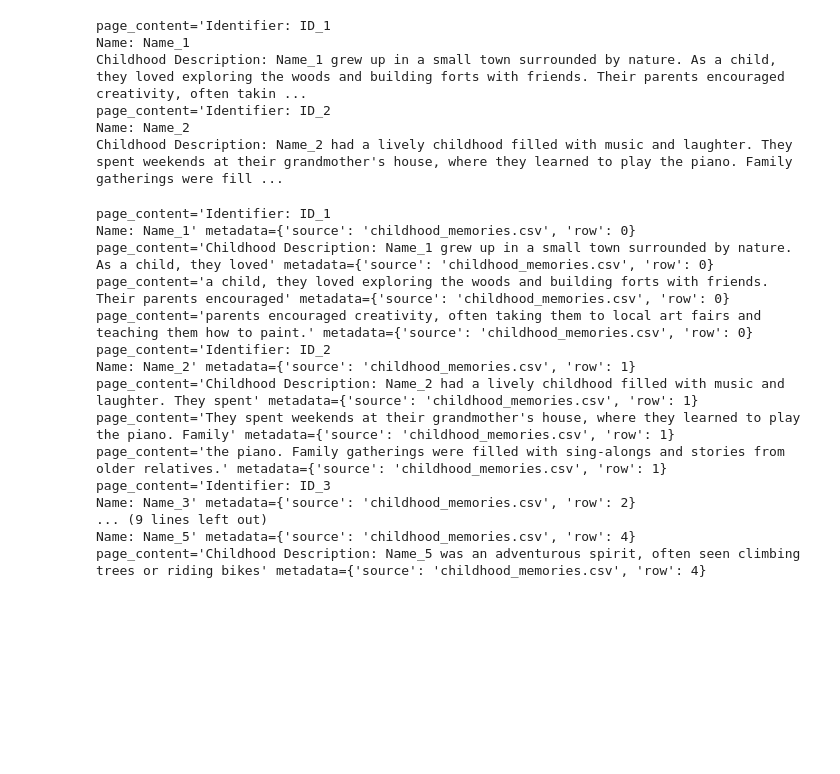
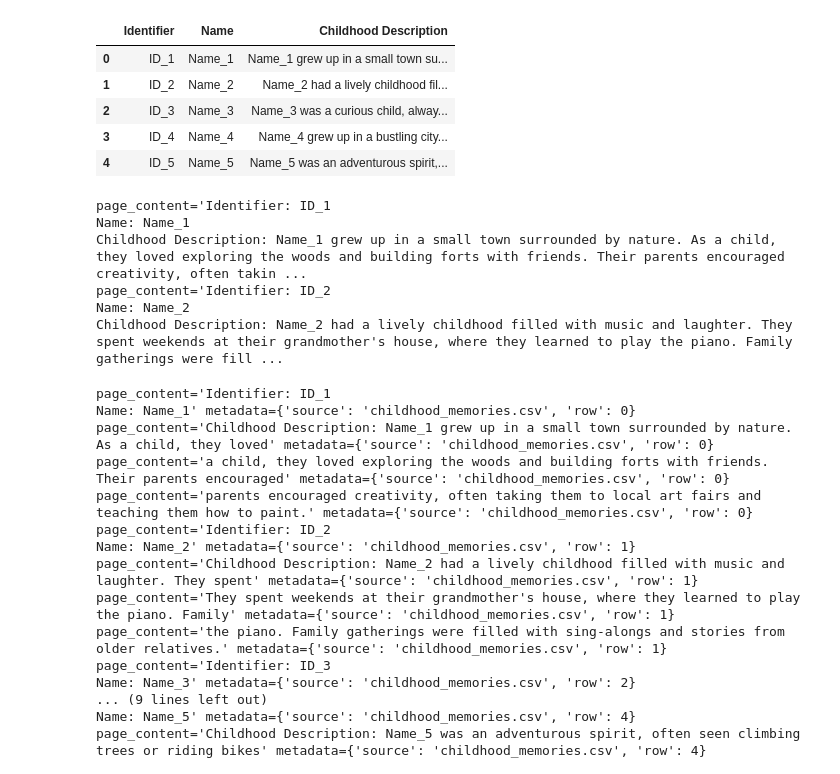
Before and after one commit to neal301/stock_advisor_model, a Jupyter notebook: testing/othertesting.ipynb, the cells around one changed output. Cells and saved outputs as stored; diff of their text form; code cells hidden in the pictures; blank space fills up the shorter version.

```diff
--- a/testing/othertesting.ipynb
+++ b/testing/othertesting.ipynb
@@ -36,6 +36,15 @@ df = pd.DataFrame({
 
 #writing to csv
 df.to_csv('childhood_memories.csv', index=False)
+# %%
+df.head()
+# %% [output]
+|  | Identifier | Name | Childhood Description |
+| 0 | ID_1 | Name_1 | Name_1 grew up in a small town su... |
+| 1 | ID_2 | Name_2 | Name_2 had a lively childhood fil... |
+| 2 | ID_3 | Name_3 | Name_3 was a curious child, alway... |
+| 3 | ID_4 | Name_4 | Name_4 grew up in a bustling city... |
+| 4 | ID_5 | Name_5 | Name_5 was an adventurous spirit,... |
 # %%
 from langchain_community.document_loaders.csv_loader import CSVLoader
 
```
Also changed, not shown: 5 other files.
